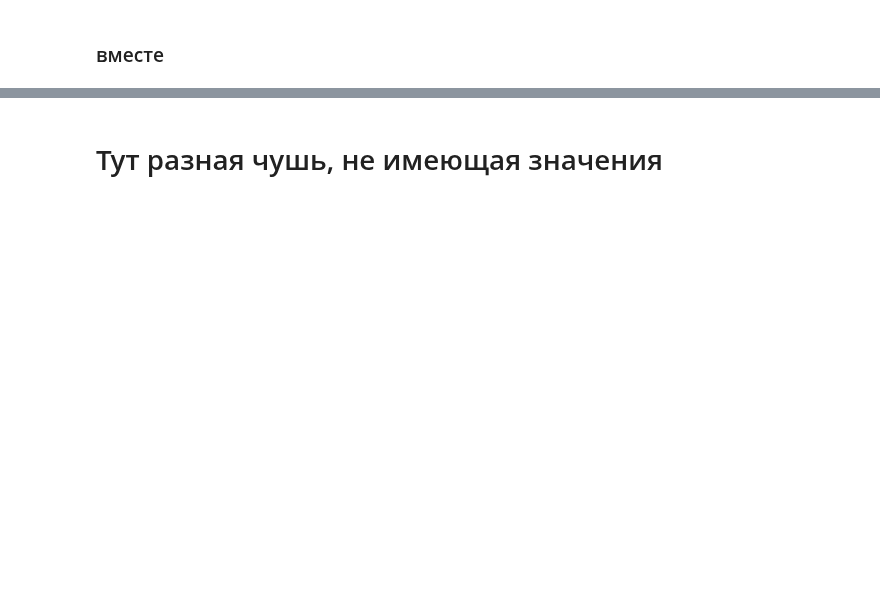
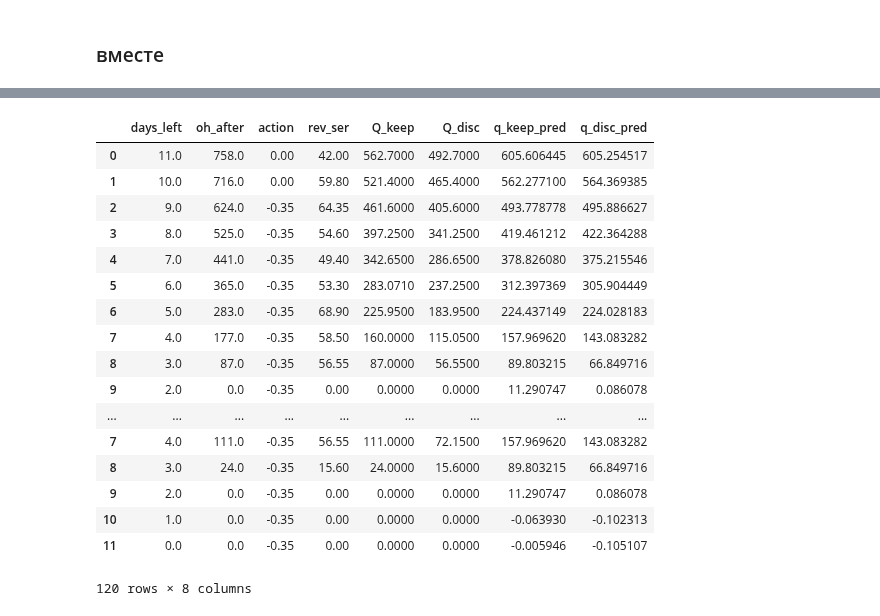
Before and after one commit to Alexey-Ignatov/off-policy-rl, a Jupyter notebook: rl_experiments/many_cols.ipynb, the cells around one changed output, grey strips where cells are left out. Cells and saved outputs as stored; diff of their text form; code cells hidden in the pictures; blank space fills up the shorter version.

```diff
--- a/rl_experiments/many_cols.ipynb
+++ b/rl_experiments/many_cols.ipynb
@@ -427,18 +134,19 @@ KeyError: ('days_left', 'occurred at index 0')
 num_actions = 2
 m35_order = 1
 z_order = 0
-state_cols = ['oh_after'] + bin_state
-next_state_cols = [col + '_next' for col in state_cols]
+
+state_cols_curr = ['oh_after'] + bin_state
+next_state_cols_curr = [col + '_next' for col in state_cols_curr]
 useful_cols = ['days_left', 'action', 'rev_ser', 'days_left_next']
 
 
-used_cols = useful_cols +state_cols+next_state_cols
+used_cols = useful_cols +state_cols_curr+next_state_cols_curr
 col_n2no =  {name:i for i, name in  enumerate(used_cols)}
 
 X = df[used_cols].values
 
 
-state_cols_nos = [col_n2no[name] for name in state_cols]
-next_state_cols_nos = [col_n2no[name] for name in next_state_cols]
+state_cols_nos = [col_n2no[name] for name in state_cols_curr]
+next_state_cols_nos = [col_n2no[name] for name in next_state_cols_curr]
 
 state_cols_nos, next_state_cols_nos
@@ -475,7 +172,7 @@ model_m35.compile(RMSprop(), 'MSE')
 # %%
 err_list = []
 q_0_hist = []
-for i in tqdm(range(1500000), mininterval=10):
+for i in tqdm(range(150000), mininterval=10):
     idx = np.random.randint(df.shape[0], size = 500)
     X_curr = X[idx]
 
@@ -613,2 +226,0 @@ for i in tqdm(range(150000), mininterval=10):
-# %% [markdown]
-# Тут разная чушь, не имеющая значения
@@ -772,0 +227,46 @@ print "Percent of succesful episodes: " + str(sum(rList)/num_episodes) + "%"
+# %%
+samples_list = []
+for i in (range(10)):
+    tmp_df, (bin_state, next_bin_state) = gen_rl_df(delta = .35, alpha = 2., scale = 40, season = season, init_oh = init_oh)
+    samples_list.append(tmp_df)
+
+data_samples = pd.concat(samples_list)
+
+
+
+
+df =data_samples.fillna(0)
+df['dumm_0'] = 0.
+df['dumm_m35'] = -.35
+
+df['V'] = df.apply(lambda x:V(x['oh_after'], 40, 94.67, .35, int(x['days_left'])), 1)
+df['Q_keep'] = df.apply(lambda x:Q(x['oh_after'], 40, 94.67, .35, int(x['days_left']), 0), 1)
+df['Q_disc'] = df.apply(lambda x:Q(x['oh_after'], 40, 94.67, .35, int(x['days_left']), -.35), 1)
+
+
+
+
+pred_df = pd.DataFrame(model.predict(df[state_cols_curr]), columns=  ['q_keep_pred', 'q_disc_pred'])
+df['q_keep_pred'] = pred_df['q_keep_pred']
+df['q_disc_pred'] = pred_df['q_disc_pred']
+
+df[ ['days_left', 'oh_after','action','rev_ser' ,'Q_keep', 'Q_disc', 'q_keep_pred', 'q_disc_pred'] ]
+# %% [output]
+|  | days_left | oh_after | action | rev_ser | Q_keep | Q_disc | q_keep_pred | q_disc_pred |
+| 0 | 11.0 | 758.0 | 0.00 | 42.00 | 562.7000 | 492.7000 | 605.606445 | 605.254517 |
+| 1 | 10.0 | 716.0 | 0.00 | 59.80 | 521.4000 | 465.4000 | 562.277100 | 564.369385 |
+| 2 | 9.0 | 624.0 | -0.35 | 64.35 | 461.6000 | 405.6000 | 493.778778 | 495.886627 |
+| 3 | 8.0 | 525.0 | -0.35 | 54.60 | 397.2500 | 341.2500 | 419.461212 | 422.364288 |
+| 4 | 7.0 | 441.0 | -0.35 | 49.40 | 342.6500 | 286.6500 | 378.826080 | 375.215546 |
+| 5 | 6.0 | 365.0 | -0.35 | 53.30 | 283.0710 | 237.2500 | 312.397369 | 305.904449 |
+| 6 | 5.0 | 283.0 | -0.35 | 68.90 | 225.9500 | 183.9500 | 224.437149 | 224.028183 |
+| 7 | 4.0 | 177.0 | -0.35 | 58.50 | 160.0000 | 115.0500 | 157.969620 | 143.083282 |
+| 8 | 3.0 | 87.0 | -0.35 | 56.55 | 87.0000 | 56.5500 | 89.803215 | 66.849716 |
+| 9 | 2.0 | 0.0 | -0.35 | 0.00 | 0.0000 | 0.0000 | 11.290747 | 0.086078 |
+| ... | ... | ... | ... | ... | ... | ... | ... | ... |
+| 7 | 4.0 | 111.0 | -0.35 | 56.55 | 111.0000 | 72.1500 | 157.969620 | 143.083282 |
+| 8 | 3.0 | 24.0 | -0.35 | 15.60 | 24.0000 | 15.6000 | 89.803215 | 66.849716 |
+| 9 | 2.0 | 0.0 | -0.35 | 0.00 | 0.0000 | 0.0000 | 11.290747 | 0.086078 |
+| 10 | 1.0 | 0.0 | -0.35 | 0.00 | 0.0000 | 0.0000 | -0.063930 | -0.102313 |
+| 11 | 0.0 | 0.0 | -0.35 | 0.00 | 0.0000 | 0.0000 | -0.005946 | -0.105107 |
+120 rows × 8 columns
```
Also changed, not shown: parts of 38 cells of this notebook, 1 other file.
